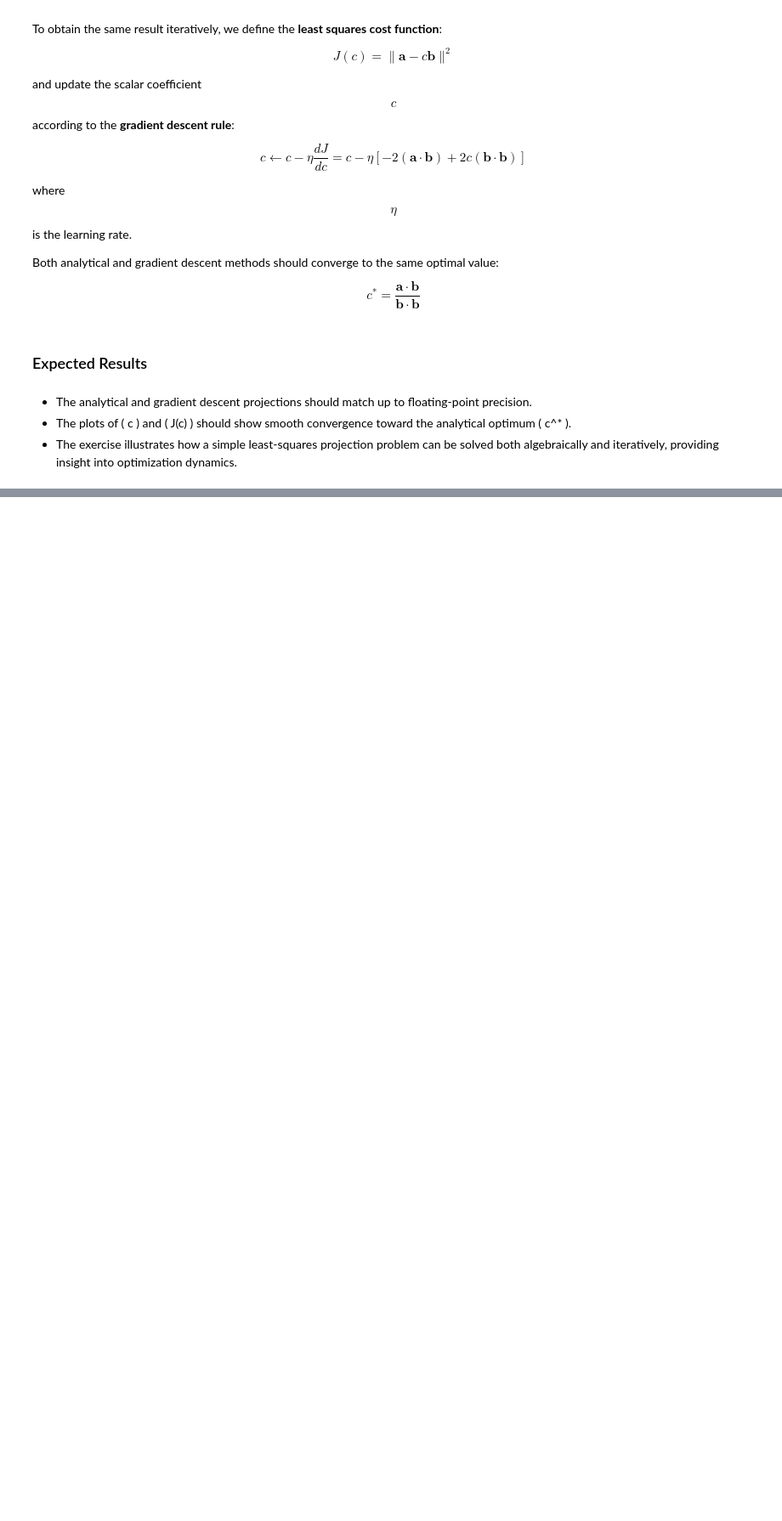
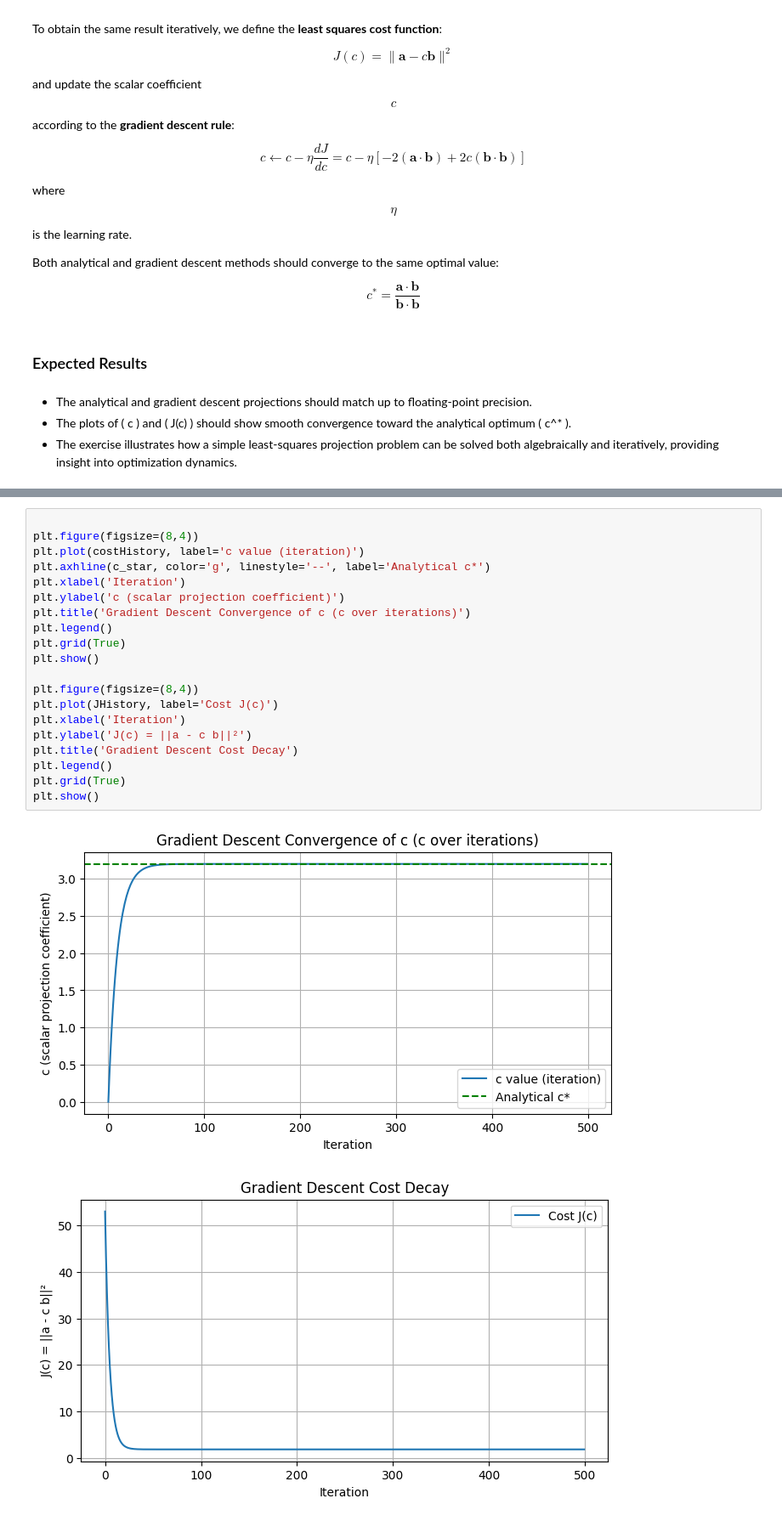
Before and after one commit to Macreat/MLT-LR, a Jupyter notebook: PYDevEnv/devContent/tasks/2cndTask/2cndTask.ipynb, the cells around one changed output, grey strips where cells are left out. Shown at 85% size. Drawn from its saved outputs; the diff is of its cells as text; blank space fills up the shorter version.

```diff
--- a/PYDevEnv/devContent/tasks/2cndTask/2cndTask.ipynb
+++ b/PYDevEnv/devContent/tasks/2cndTask/2cndTask.ipynb
@@ -461,0 +519,23 @@ $$
+# %%
+
+plt.figure(figsize=(8,4))
+plt.plot(costHistory, label='c value (iteration)')
+plt.axhline(c_star, color='g', linestyle='--', label='Analytical c*')
+plt.xlabel('Iteration')
+plt.ylabel('c (scalar projection coefficient)')
+plt.title('Gradient Descent Convergence of c (c over iterations)')
+plt.legend()
+plt.grid(True)
+plt.show()
+
+plt.figure(figsize=(8,4))
+plt.plot(JHistory, label='Cost J(c)')
+plt.xlabel('Iteration')
+plt.ylabel('J(c) = ||a - c b||²')
+plt.title('Gradient Descent Cost Decay')
+plt.legend()
+plt.grid(True)
+plt.show()
+# %% [output]
+[figure, added]
+[figure, added]
```
Also changed, not shown: parts of 7 cells of this notebook.
